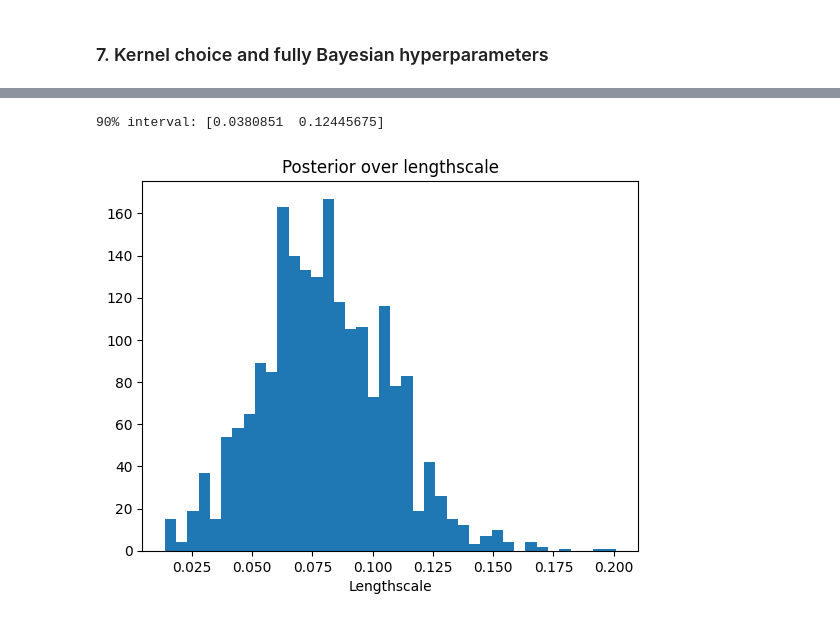
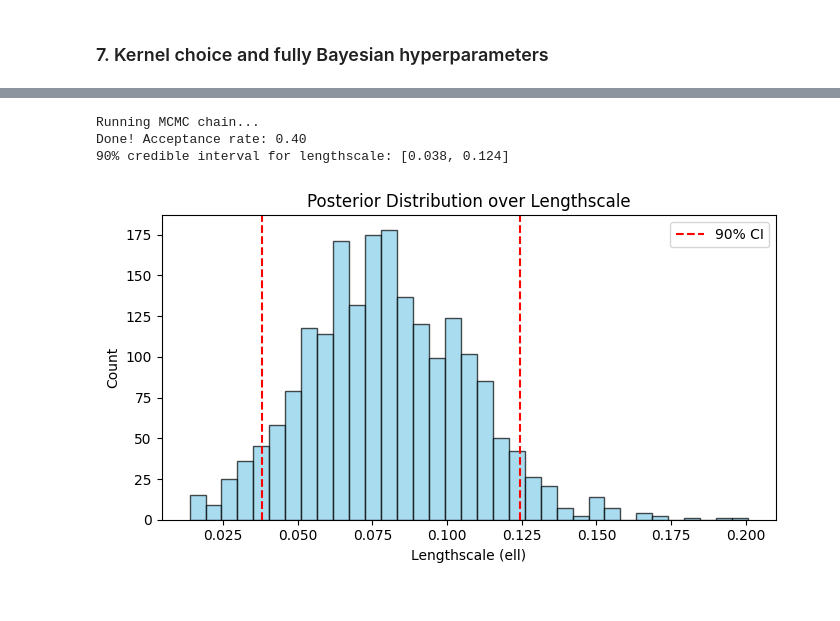
Before and after one commit to TejasDharmale/Bayesian-machine-learning-assignment, a Jupyter notebook: Bayesian_machine_learning_project.ipynb, the cells around one changed output, grey strips where cells are left out. Cells and saved outputs as stored; diff of their text form; code cells hidden in the pictures.

```diff
--- a/Bayesian_machine_learning_project.ipynb
+++ b/Bayesian_machine_learning_project.ipynb
@@ -197,19 +307 @@ def neg_log_marginal_likelihood(ell, sf, X, y, obs_noise=0.01):
-# %%
-# 3b.2 Fitting the hyperparameters by grid search
-ELL_GRID = jnp.logspace(-2, 0, 40)
-SF_GRID = jnp.logspace(-1, 1, 30)
-
-def fit_hyperparams(X, y, obs_noise=0.01):
-    best_loss = jnp.inf
-    best_params = None
-
-    for ell in ELL_GRID:
-        for sf in SF_GRID:
-            loss = neg_log_marginal_likelihood(ell, sf, X, y, obs_noise)
-
-            if jnp.isfinite(loss) and loss < best_loss:
-                best_loss = loss
-                best_params = (ell, sf)
-
-    return (jnp.array([best_params[0]]), jnp.array([best_params[1]]))
 # %%
@@ -504,33 +632,59 @@ Matérn 5/2: best lengthscale = 0.134, best signal std = 0.924, NLML = 3.42
 # %%
-# Fully Bayesian GP using Metropolis-Hastings
 X5 = jr.uniform(jr.PRNGKey(3), (5, 1))
 y5 = f(X5)
 
 def log_posterior(theta):
     ell, sf = jnp.exp(theta)
     prior = -0.5 * jnp.sum((theta - jnp.log(jnp.array([0.2, 1.0])))**2)
+
+
     return -nlml(ell, sf, X5, y5, k_SE) + prior
 
+
 key = jr.PRNGKey(0)
-theta = jnp.log(jnp.array([0.2, 1.0]))
-samples = []
+current_theta = jnp.log(jnp.array([0.2, 1.0]))
+chain_samples = []
 
-for _ in range(3000):
-    key, k1, k2 = jr.split(key, 3)
-    proposal = theta + 0.5 * jr.normal(k1, (2,))
+print("Running MCMC chain...")
+n_steps = 3000
+accepted_count = 0
 
-    if jnp.log(jr.uniform(k2)) < log_posterior(proposal) - log_posterior(theta):
-        theta = proposal
+for step in range(n_steps):
+    key, k_sub1, k_sub2 = jr.split(key, 3)
 
-    samples.append(jnp.exp(theta))
 
-ells = jnp.stack(samples[1000:])[:, 0]
-print("90% interval:", jnp.percentile(ells, jnp.array([5, 95])))
+    proposal = current_theta + 0.5 * jr.normal(k_sub1, (2,))
 
-plt.hist(ells, bins=40)
-plt.xlabel("Lengthscale")
-plt.title("Posterior over lengthscale")
+
+    log_accept_ratio = log_posterior(proposal) - log_posterior(current_theta)
+
+    if jnp.log(jr.uniform(k_sub2)) < log_accept_ratio:
+        current_theta = proposal
+        accepted_count += 1
+
+    chain_samples.append(jnp.exp(current_theta))
+
+print(f"Done! Acceptance rate: {accepted_count / n_steps:.2f}")
+
+burn_in = 1000
+ells = jnp.stack(chain_samples[burn_in:])[:, 0]
+
+ci_90 = jnp.percentile(ells, jnp.array([5, 95]))
+print(f"90% credible interval for lengthscale: [{ci_90[0]:.3f}, {ci_90[1]:.3f}]")
+
+
+plt.figure(figsize=(7, 4))
+plt.hist(ells, bins=35, color='skyblue', edgecolor='black', alpha=0.7)
+plt.axvline(float(ci_90[0]), color='red', linestyle='--', label='90% CI')
+plt.axvline(float(ci_90[1]), color='red', linestyle='--')
+plt.xlabel("Lengthscale (ell)")
+plt.ylabel("Count")
+plt.title("Posterior Distribution over Lengthscale")
+plt.legend()
+plt.tight_layout()
 plt.show()
 # %% [output]
-90% interval: [0.0380851  0.12445675]
+Running MCMC chain...
+Done! Acceptance rate: 0.40
+90% credible interval for lengthscale: [0.038, 0.124]
-[figure, old version]
+[figure, new version]
```
Also changed, not shown: parts of 21 cells of this notebook.
